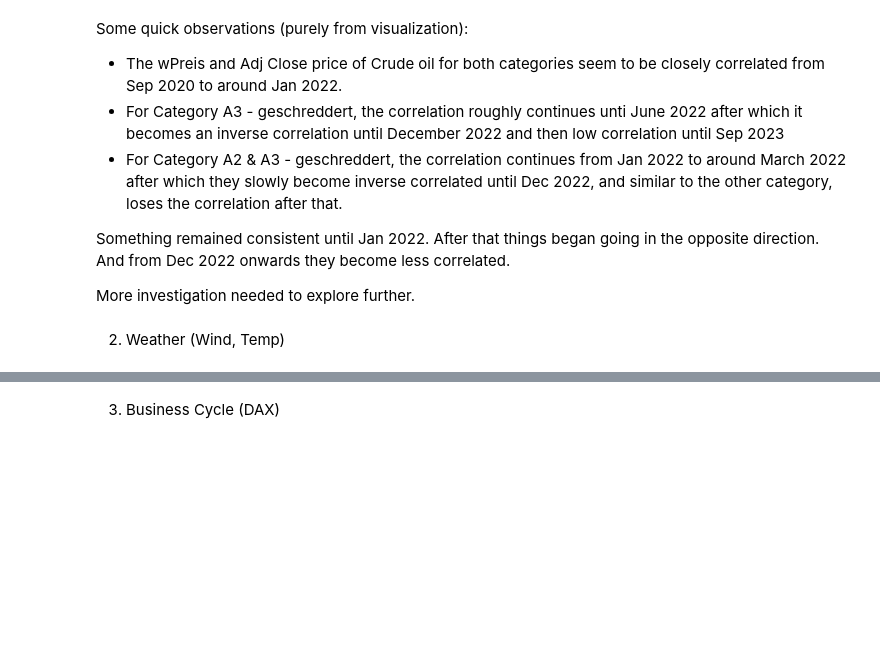
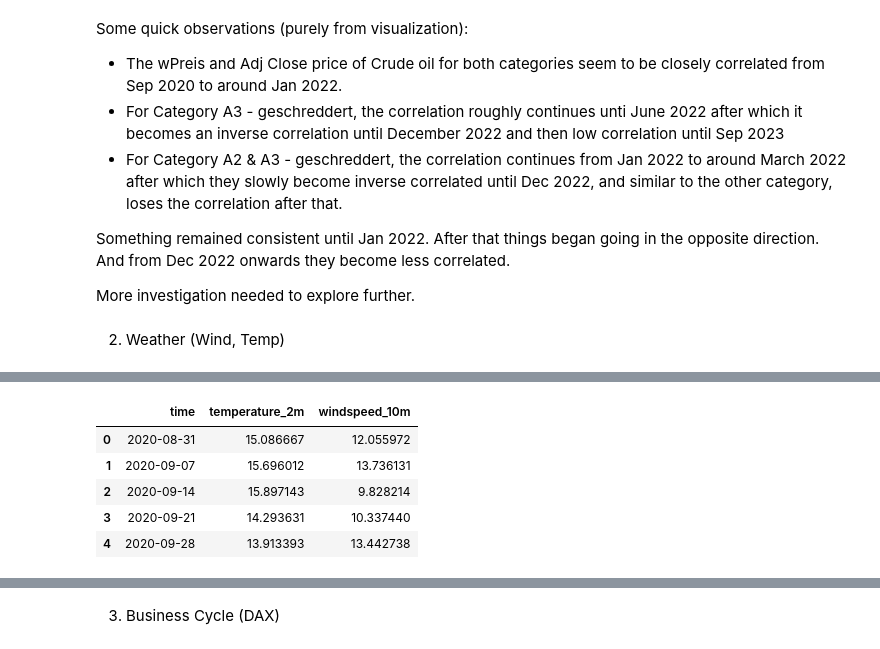
Before and after one commit to surajkarak/KIPA_DigiTrans, a Jupyter notebook: KIPA Project_DigiTrans.ipynb, the cells around one changed output, grey strips where cells are left out. Drawn from its saved outputs; the diff is of its cells as text; code cells hidden in the pictures; blank space fills up the shorter version.

```diff
--- a/KIPA Project_DigiTrans.ipynb
+++ b/KIPA Project_DigiTrans.ipynb
@@ -249,0 +271,10 @@ More investigation needed to explore further.
+# %%
+w_average_20212223 = pd.read_csv('w_average_20212223.csv')
+w_average_20212223.head()
+# %% [output]
+|  | time | temperature_2m | windspeed_10m |
+| 0 | 2020-08-31 | 15.086667 | 12.055972 |
+| 1 | 2020-09-07 | 15.696012 | 13.736131 |
+| 2 | 2020-09-14 | 15.897143 | 9.828214 |
+| 3 | 2020-09-21 | 14.293631 | 10.337440 |
+| 4 | 2020-09-28 | 13.913393 | 13.442738 |
```
Also changed, not shown: parts of 10 cells of this notebook, 4 other files.
